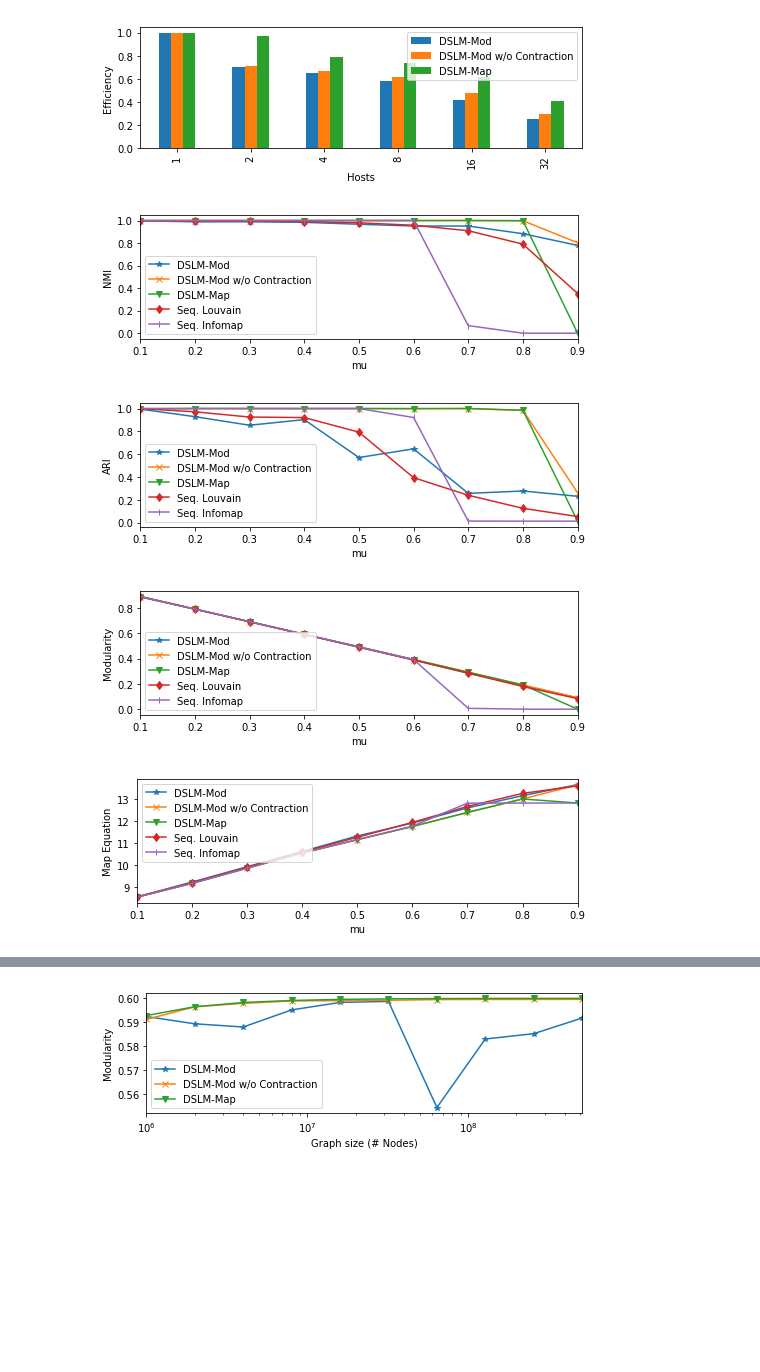
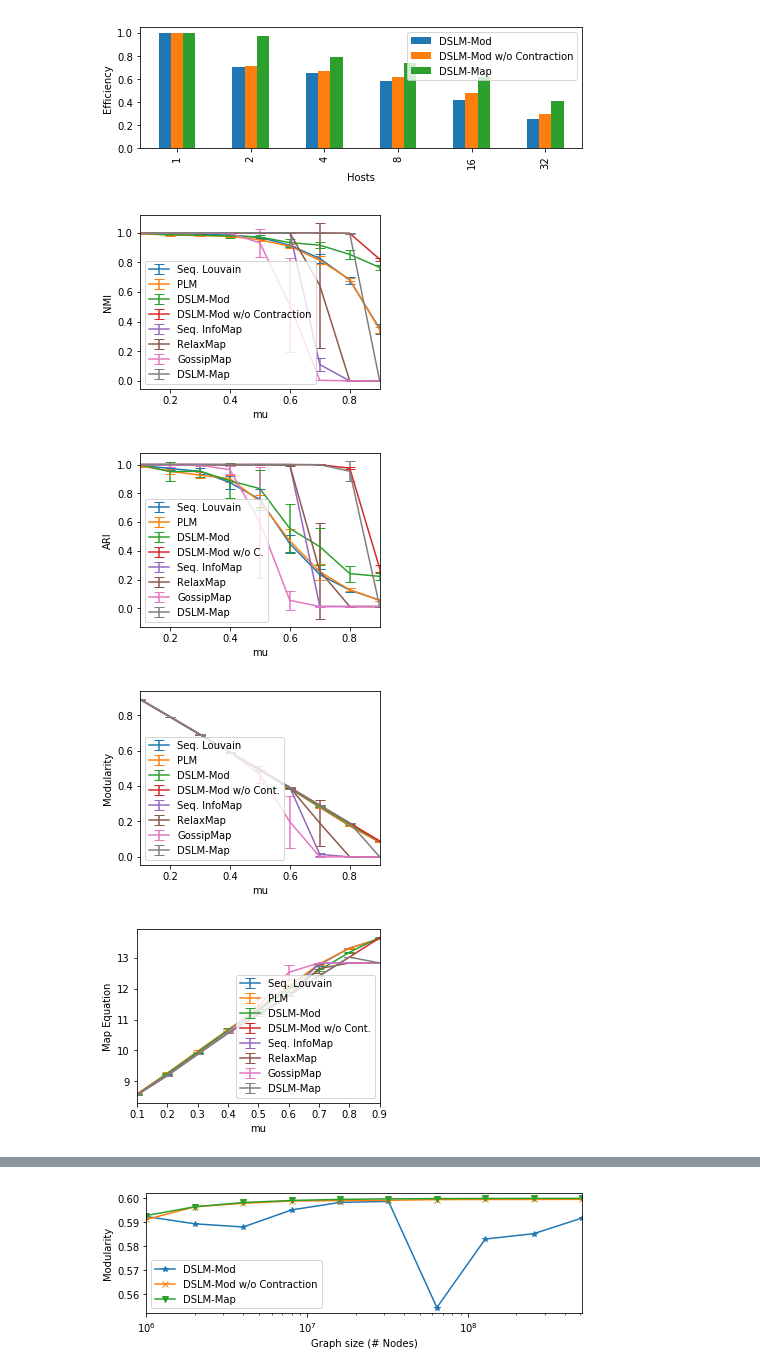
Before and after one commit to kit-algo/distributed_clustering_thrill, a Jupyter notebook: analysis/plot_layouting.ipynb, the cells around one changed output, grey strips where cells are left out. Cells and saved outputs as stored; diff of their text form; code cells hidden in the pictures; blank space fills up the shorter version.

```diff
--- a/analysis/plot_layouting.ipynb
+++ b/analysis/plot_layouting.ipynb
@@ -39,17 +39,17 @@ for name in ['strong_scaling_1thread_efficiency', 'strong_scaling_16threads_effi
 [figure]
 [figure]
 [figure]
-# %%
-df = pd.read_csv("../../dist-thrill-cluster/plots/quality_NMI.csv".format(name), header=0, index_col=0)
-plot_and_save(df, 'quality_NMI', figsize=(7, 2.5), ylabel="NMI", style=['-*', '-x', '-v', '-d', '-|'])
-df = pd.read_csv("../../dist-thrill-cluster/plots/quality_ARI.csv".format(name), header=0, index_col=0)
-plot_and_save(df, 'quality_ARI', figsize=(7, 2.5), ylabel="ARI", style=['-*', '-x', '-v', '-d', '-|'])
-df = pd.read_csv("../../dist-thrill-cluster/plots/quality_modularity.csv".format(name), header=0, index_col=0)
-plot_and_save(df, 'quality_modularity', figsize=(7, 2.5), ylabel="Modularity", style=['-*', '-x', '-v', '-d', '-|'])
-df = pd.read_csv("../../dist-thrill-cluster/plots/quality_map_equation.csv".format(name), header=0, index_col=0)
-plot_and_save(df, 'quality_map_equation', figsize=(7, 2.5), ylabel="Map Equation", style=['-*', '-x', '-v', '-d', '-|'])
-# %% [output]
-[figure, removed]
-[figure, removed]
-[figure, removed]
-[figure, removed]
+# %%
+(df, err) = read("quality_NMI")
+plot_and_save(df, 'quality_NMI', yerr=err, figsize=(4, 3), ylabel="NMI", capsize=5)
+(df, err) = read("quality_ARI")
+plot_and_save(df, 'quality_ARI', yerr=err, figsize=(4, 3), ylabel="ARI", capsize=5, style=['-*', '-x', '-v', '-d', '-|'])
+(df, err) = read("quality_modularity")
+plot_and_save(df, 'quality_modularity', yerr=err, figsize=(4, 3), ylabel="Modularity", capsize=5, style=['-*', '-x', '-v', '-d', '-|'])
+(df, err) = read("quality_map_equation")
+plot_and_save(df, 'quality_map_equation', yerr=err, figsize=(4, 3), ylabel="Map Equation", capsize=5, style=['-*', '-x', '-v', '-d', '-|'])
+# %% [output]
+[figure, added]
+[figure, added]
+[figure, added]
+[figure, added]
```
Also changed, not shown: parts of 4 cells of this notebook, 1 other file.
